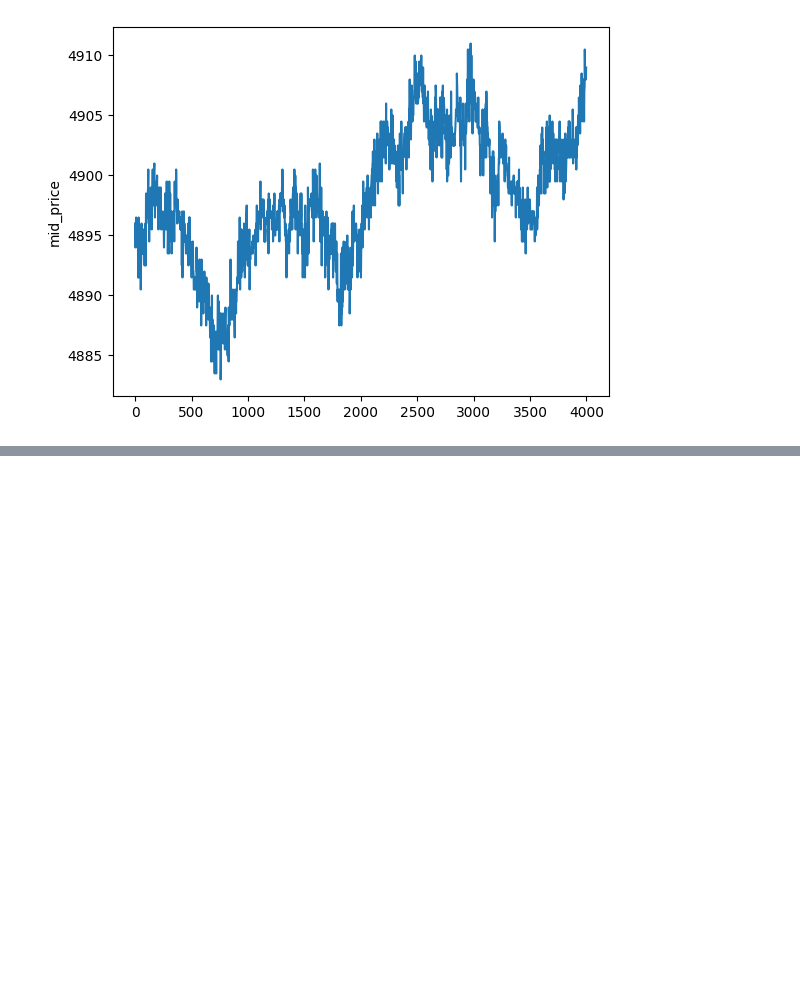
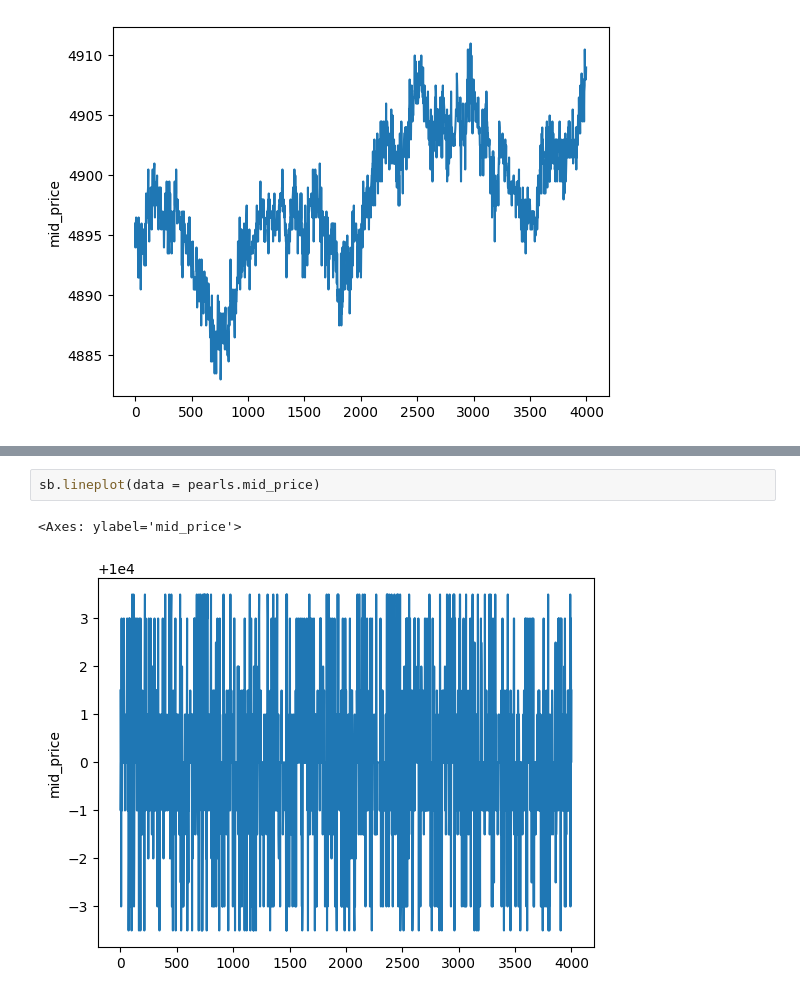
Before and after one commit to AjitSivakumar/IMC-Prosperity, a Jupyter notebook: Analysis/Visualization_S3.ipynb, the cells around one changed output, grey strips where cells are left out. Cells and saved outputs as stored; diff of their text form; blank space fills up the shorter version.

```diff
--- a/Visualization_S3.ipynb
+++ b/Analysis/Visualization_S3.ipynb
@@ -35,0 +45,5 @@ sb.lineplot(data = bananas.mid_price)
+# %%
+sb.lineplot(data = pearls.mid_price)
+# %% [output]
+<Axes: ylabel='mid_price'>
+[figure, added]
```
Also changed, not shown: parts of 3 cells of this notebook, 6 other files.
